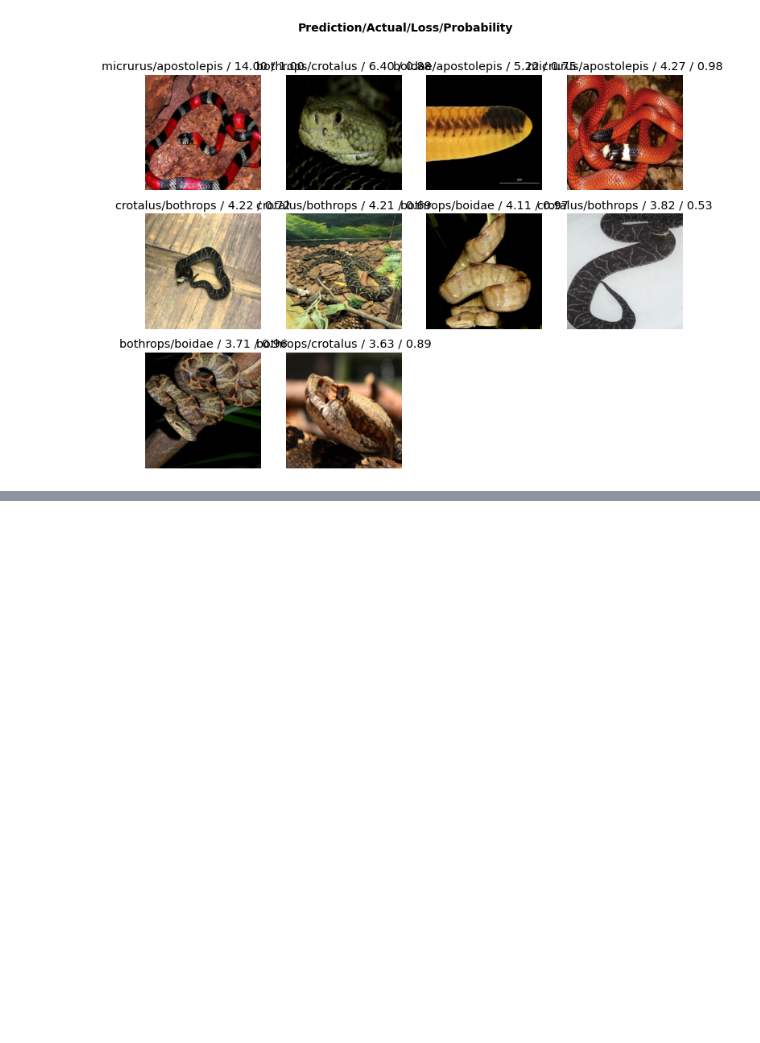
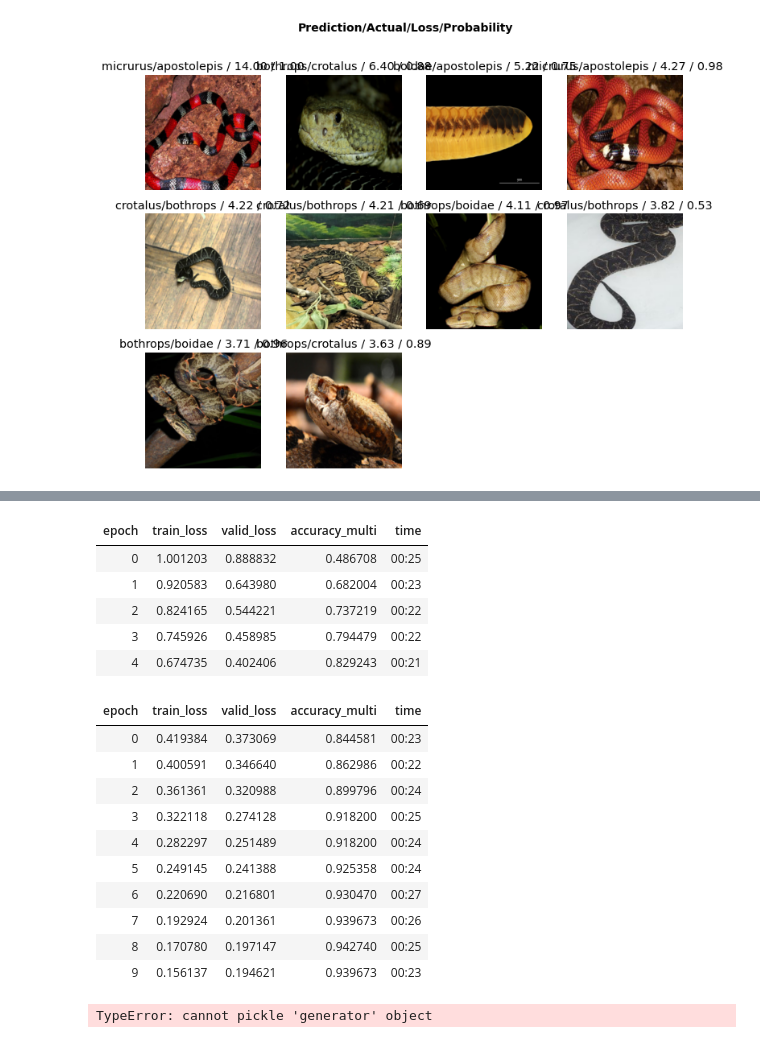
Before and after one commit to erikson84/snake_classifier, a Jupyter notebook: snakes.ipynb, the cells around one changed output, grey strips where cells are left out. Cells and saved outputs as stored; diff of their text form; code cells hidden in the pictures; blank space fills up the shorter version.

```diff
--- a/snakes.ipynb
+++ b/snakes.ipynb
@@ -105,0 +155,25 @@ snake_learn.export(fname='snakes.pkl')
+# %%
+snake_learn = cnn_learner(snake_dl, resnet34, metrics=accuracy_multi)
+snake_learn.fine_tune(10, freeze_epochs=5)
+# %% [output]
+| epoch | train_loss | valid_loss | accuracy_multi | time |
+| 0 | 1.001203 | 0.888832 | 0.486708 | 00:25 |
+| 1 | 0.920583 | 0.643980 | 0.682004 | 00:23 |
+| 2 | 0.824165 | 0.544221 | 0.737219 | 00:22 |
+| 3 | 0.745926 | 0.458985 | 0.794479 | 00:22 |
+| 4 | 0.674735 | 0.402406 | 0.829243 | 00:21 |
+| epoch | train_loss | valid_loss | accuracy_multi | time |
+| 0 | 0.419384 | 0.373069 | 0.844581 | 00:23 |
+| 1 | 0.400591 | 0.346640 | 0.862986 | 00:22 |
+| 2 | 0.361361 | 0.320988 | 0.899796 | 00:24 |
+| 3 | 0.322118 | 0.274128 | 0.918200 | 00:25 |
+| 4 | 0.282297 | 0.251489 | 0.918200 | 00:24 |
+| 5 | 0.249145 | 0.241388 | 0.925358 | 00:24 |
+| 6 | 0.220690 | 0.216801 | 0.930470 | 00:27 |
+| 7 | 0.192924 | 0.201361 | 0.939673 | 00:26 |
+| 8 | 0.170780 | 0.197147 | 0.942740 | 00:25 |
+| 9 | 0.156137 | 0.194621 | 0.939673 | 00:23 |
+# %%
+snake_learn.export()
+# %% [output]
+TypeError: cannot pickle 'generator' object
```
Also changed, not shown: parts of 15 cells of this notebook, 2 other files.
